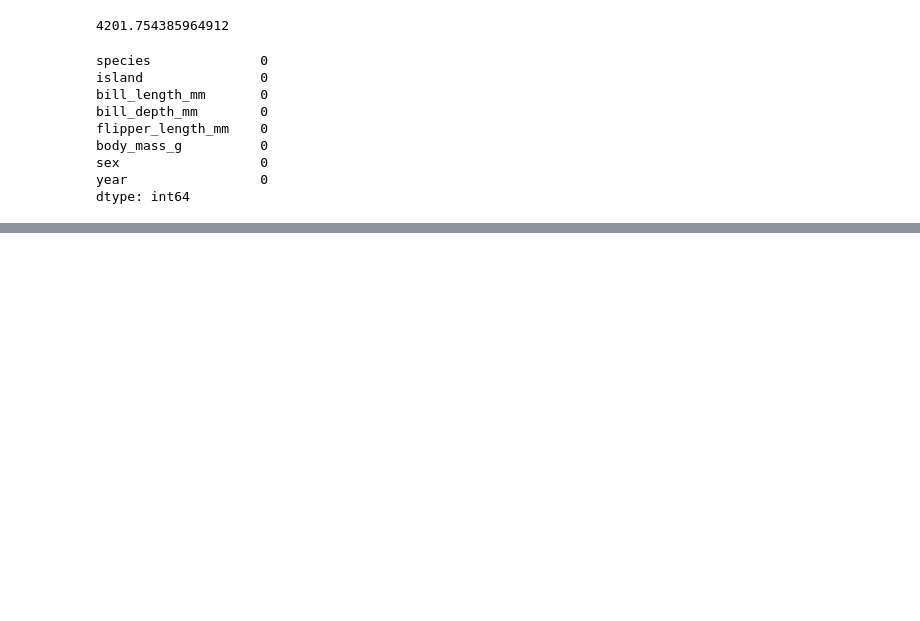
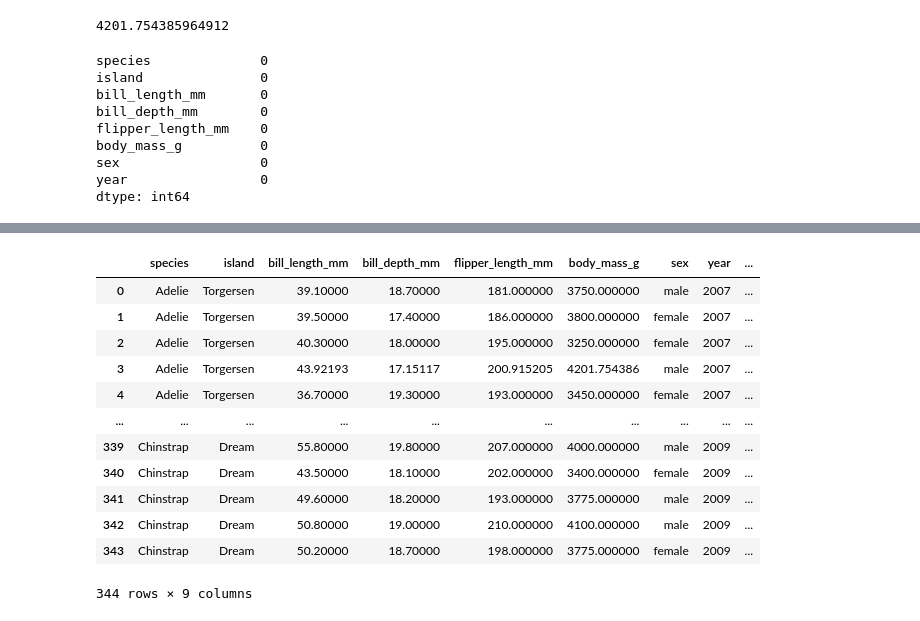
Before and after one commit to Jon-markus/Elec02, a Jupyter notebook: DeVilla_Elec03_3A/Activity1.ipynb, the cells around one changed output, grey strips where cells are left out. Cells and saved outputs as stored; diff of their text form; code cells hidden in the pictures; blank space fills up the shorter version.

```diff
--- a/DeVilla_Elec03_3A/Activity1.ipynb
+++ b/DeVilla_Elec03_3A/Activity1.ipynb
@@ -494,0 +511,5 @@ dtype: int64
+# %%
+penguins['species'] = penguins['species'].astype('category')
+penguins['island'] = penguins['island'].astype('category')
+penguins['year'] = penguins['year'].astype('category')
+penguins['sex'] = penguins['sex'].astype('object')
@@ -494,0 +535,18 @@ dtype: int64
+# %%
+penguins['mass_kg'] = np.round(penguins['body_mass_g'] /1000,1)
+# %%
+penguins
+# %% [output]
+|  | species | island | bill_length_mm | bill_depth_mm | flipper_length_mm | body_mass_g | sex | year | ... |
+| 0 | Adelie | Torgersen | 39.10000 | 18.70000 | 181.000000 | 3750.000000 | male | 2007 | ... |
+| 1 | Adelie | Torgersen | 39.50000 | 17.40000 | 186.000000 | 3800.000000 | female | 2007 | ... |
+| 2 | Adelie | Torgersen | 40.30000 | 18.00000 | 195.000000 | 3250.000000 | female | 2007 | ... |
+| 3 | Adelie | Torgersen | 43.92193 | 17.15117 | 200.915205 | 4201.754386 | male | 2007 | ... |
+| 4 | Adelie | Torgersen | 36.70000 | 19.30000 | 193.000000 | 3450.000000 | female | 2007 | ... |
+| ... | ... | ... | ... | ... | ... | ... | ... | ... | ... |
+| 339 | Chinstrap | Dream | 55.80000 | 19.80000 | 207.000000 | 4000.000000 | male | 2009 | ... |
+| 340 | Chinstrap | Dream | 43.50000 | 18.10000 | 202.000000 | 3400.000000 | female | 2009 | ... |
+| 341 | Chinstrap | Dream | 49.60000 | 18.20000 | 193.000000 | 3775.000000 | male | 2009 | ... |
+| 342 | Chinstrap | Dream | 50.80000 | 19.00000 | 210.000000 | 4100.000000 | male | 2009 | ... |
+| 343 | Chinstrap | Dream | 50.20000 | 18.70000 | 198.000000 | 3775.000000 | female | 2009 | ... |
+344 rows × 9 columns
```
Also changed, not shown: parts of 17 cells of this notebook.
